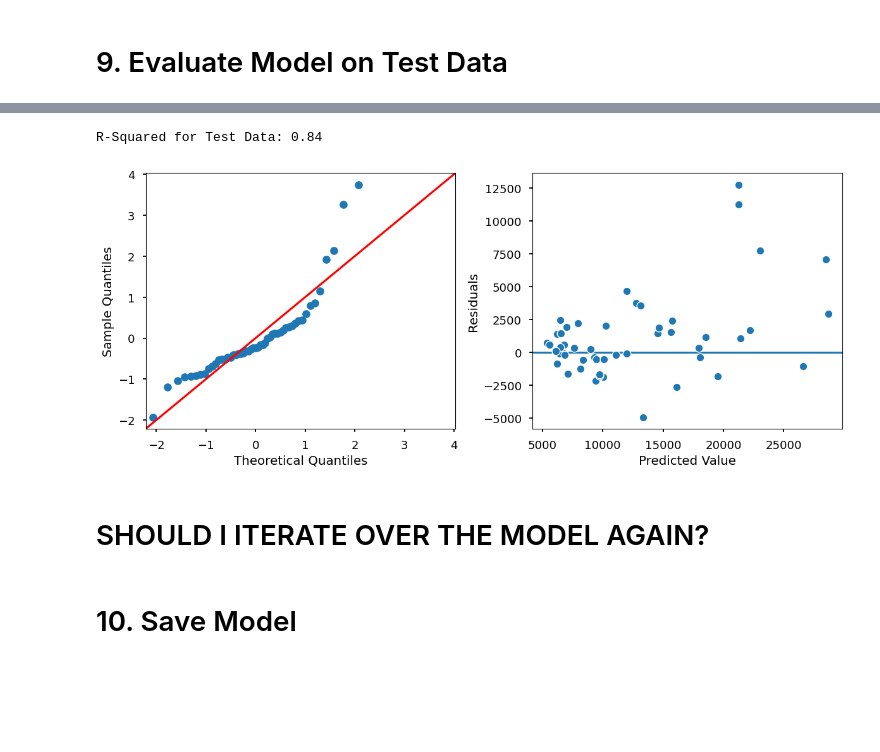
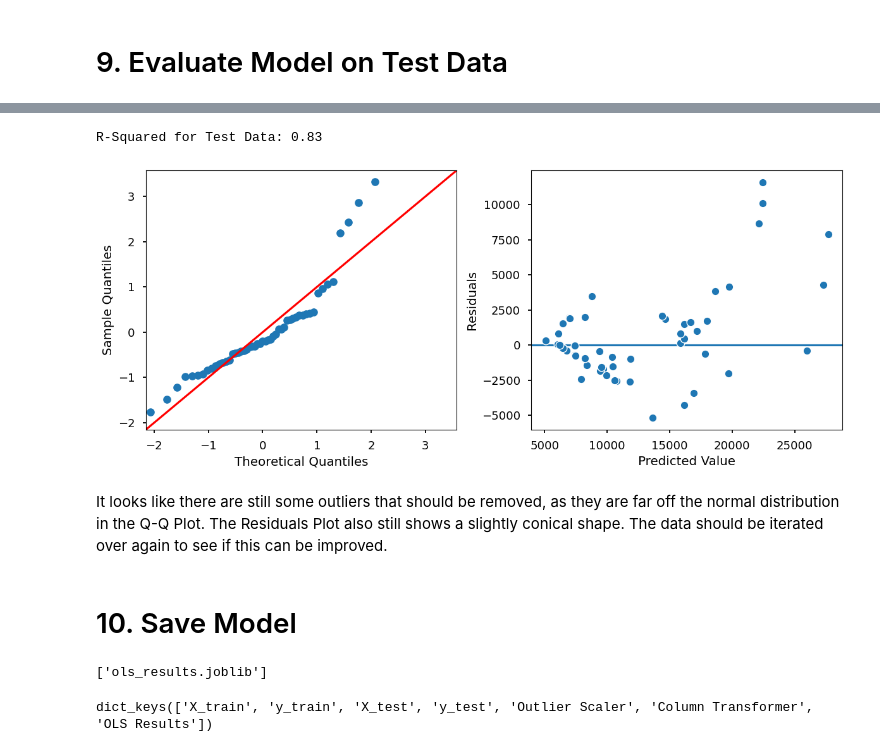
Before and after one commit to kellianneyang/car-price-prediction, a Jupyter notebook: linear_regression_in_statsmodels_practice.ipynb, the cells around one changed output, grey strips where cells are left out. Saved outputs shown, nothing was run; the diff lists cells and outputs as text; code cells hidden in the pictures; blank space fills up the shorter version.

Commit message:
update and save linear regression model

```diff
--- a/linear_regression_in_statsmodels_practice.ipynb
+++ b/linear_regression_in_statsmodels_practice.ipynb
@@ -818,0 +813,12 @@ In summary, we will drop the following features due to a majority of values havi
+# %%
+# make list of column names
+words_to_drop = ['fueltype', 'aspiration', 'enginetype', 'fuelsystem']
+
+# make list of columns to drop using words_to_drop
+columns_to_drop = [col for col in X_train_cln.columns if any(col.startswith(word) for word in words_to_drop)]
+
+# drop columns from training data
+X_train_cln = X_train_cln.drop(columns = columns_to_drop)
+
+# check
+X_train_cln.columns
@@ -818,0 +836,9 @@ In summary, we will drop the following features due to a majority of values havi
+# %%
+# somehow this code cell adds a row to X_test_cln
+# but it shouldn't
+
+# remove columns from the test data
+X_test_cln = X_test_cln.drop(columns = columns_to_drop)
+
+# check
+X_test_cln.columns
@@ -819,2 +881,10 @@ In summary, we will drop the following features due to a majority of values havi
 # %% [markdown]
 # 9. Evaluate Model on Test Data
+# %%
+# instantiate sm.OLS model with training data
+# y goes first, then X
+# hasconst = Ture is default; showing for practice
+model = sm.OLS(y_train_cln, X_train_cln, hasconst = True)
+# %%
+# fit and save result in variable
+result = model.fit()
@@ -821,12 +929,36 @@ In summary, we will drop the following features due to a majority of values havi
 # %%
+# use result variable to predict target for test data
+test_preds = result.predict(X_test_cln)
+
 # evaluate test data with r2 score
 r2_test = r2_score(y_test_cln, result.predict(X_test_cln))
+
 print(f"R-Squared for Test Data: {r2_test:.2f}")
 evaluate_ols(result, X_test_cln, y_test_cln)
 # %% [output]
-R-Squared for Test Data: 0.84
+R-Squared for Test Data: 0.83
-[figure, old version]
+[figure, new version]
-# %% [markdown]
-# SHOULD I ITERATE OVER THE MODEL AGAIN?
+# %% [markdown]
+It looks like there are still some outliers that should be removed, as they are far off the normal distribution in the Q-Q Plot. The Residuals Plot also still shows a slightly conical shape. The data should be iterated over again to see if this can be improved.
 # %% [markdown]
 # 10. Save Model
+# %%
+# create a dictionary of all of the variables
+export = {'X_train': X_train_cln,
+         'y_train': y_train_cln,
+         'X_test': X_test_cln,
+         'y_test': y_test_cln,
+         'Outlier Scaler': scaler,
+         'Column Transformer': preprocessor,
+         'OLS Results': result}
+
+# dump dictionary with joblib
+joblib.dump(export, 'ols_results.joblib')
+# %% [output]
+['ols_results.joblib']
+# %%
+# code for loading a joblib
+loaded_data = joblib.load('ols_results.joblib')
+loaded_data.keys()
+# %% [output]
+dict_keys(['X_train', 'y_train', 'X_test', 'y_test', 'Outlier Scaler', 'Column Transformer', 'OLS Results'])
```
Also changed, not shown: parts of 11 cells of this notebook, 1 other file.
